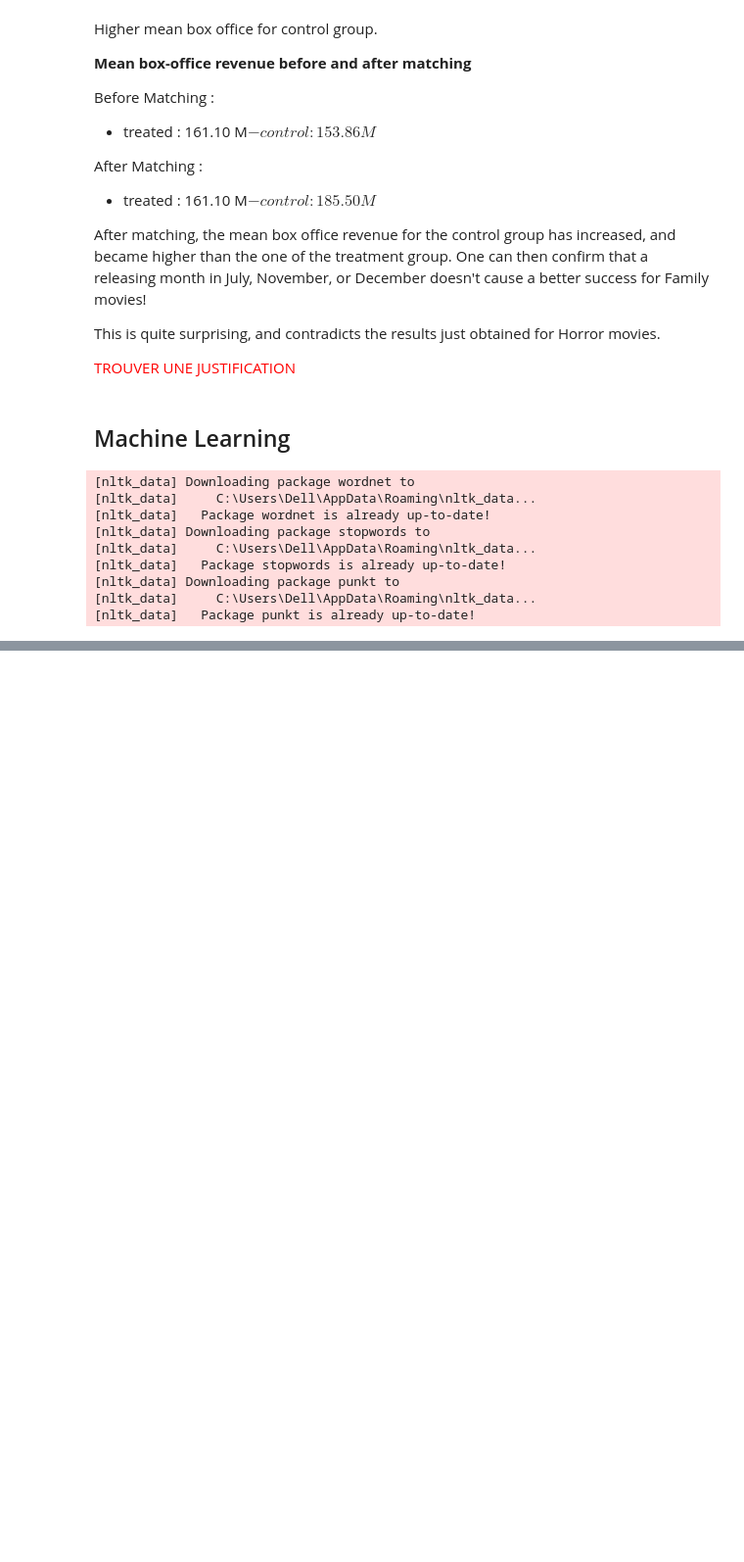
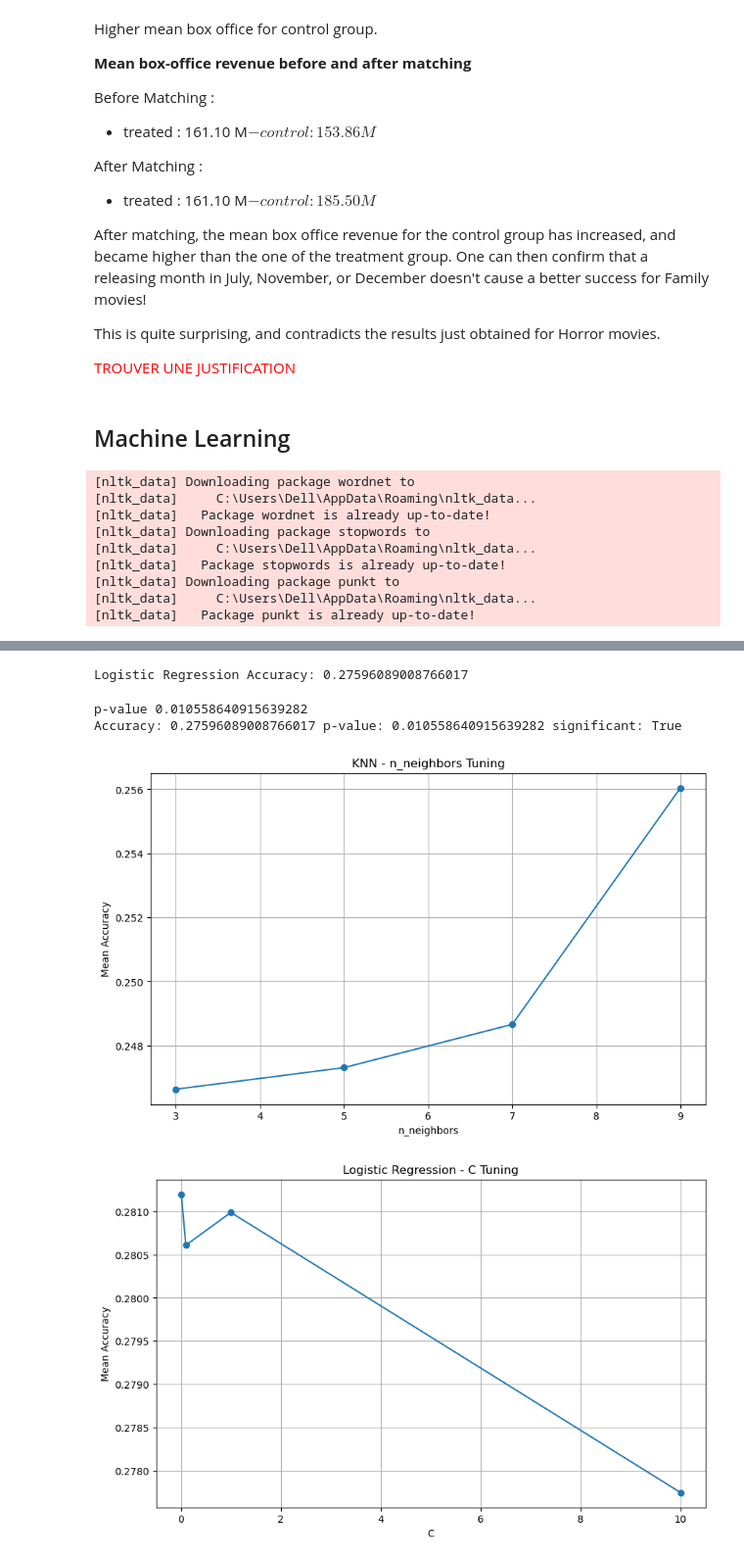
Before and after one commit to epfl-ada/ada-2023-project-dat4k, a Jupyter notebook: P3_clean.ipynb, the cells around one changed output, grey strips where cells are left out. Shown at 98% size. Drawn from its saved outputs; the diff is of its cells as text; code cells hidden in the pictures; blank space fills up the shorter version.

```diff
--- a/P3_clean.ipynb
+++ b/P3_clean.ipynb
@@ -1032,7 +1075,9 @@ NameError: name 'sentiment_analisis' is not defined
 # %%
+df_clean_genre = pd.read_csv('Data/df_clean_genre.csv', sep=',', header=0)
+
+#Create a dataframe with only the movie ID and the released season that will serve for the classification
 df_season = df_clean_genre[['Wikipedia movieID', 'Movie release season']].copy(deep=True)
 df_season = df_season[df_season['Wikipedia movieID'].isin(df_sentiment['Movie_ID'])]
 
 #Sort both dataframe to have the same order of movie
-df_season = df_season.sort_values(by='Wikipedia movieID')
-df_sentiment = df_sentiment.sort_values(by='Movie_ID')
+df_sentiment_classification = pd.merge(df_season, df_sentiment, left_on='Wikipedia movieID', right_on='Movie_ID')
@@ -1041,9 +1102,7 @@ df_global_features = df_clean_genre.merge(df_sentiment, left_on='Wikipedia movie
 
 #Select the features
 columns_to_copy = ['Wikipedia movieID', 'Movie release season', 'genre 1', 'genre 2', 'Compound', 'Positive', 'Negative', 'Neutral']#,'Movie box office revenue', 'Movie runtime']
-df_features = df_global_features[columns_to_copy].copy(deep=True)
-
-df_cleaned_features = df_features.dropna()
+df_cleaned_features = df_global_features[columns_to_copy].copy(deep=True)
 
 df_cleaned_features['genre 1'] = df_cleaned_features['genre 1'].astype(str)
 df_cleaned_features['genre 2'] = df_cleaned_features['genre 2'].astype(str)
@@ -1052,5 +1111,4 @@ df_cleaned_features['genre 2'] = df_cleaned_features['genre 2'].astype(str)
 df_cleaned_features = pd.get_dummies(df_cleaned_features, columns=['genre 1', 'genre 2'])
 df_cleaned_features = df_cleaned_features.apply(pd.to_numeric, errors='ignore')
 
-print(len(df_global_features))
-print(len(df_cleaned_features))
+df_cleaned_features=df_cleaned_features.drop_duplicates(subset='Wikipedia movieID')
@@ -1059,8 +1130,7 @@ print(len(df_cleaned_features))
 # %%
-df_features=df_features.drop_duplicates(subset='Wikipedia movieID')
-MAT=MAT.drop_duplicates(subset='Movie ID')
+df_text=MAT.drop_duplicates(subset='Movie ID')
 # %%
 df_text.rename(columns={'Movie ID': 'Wikipedia movieID'}, inplace=True)
-df_merged = pd.merge(df_features, df_text, on='Wikipedia movieID', how='inner')
+df_merged = pd.merge(df_cleaned_features, df_text, on='Wikipedia movieID', how='inner')
 
 df_merged = df_merged.dropna()
@@ -1121,33 +1196,46 @@ print(f"Accuracy: {accuracy} p-value: {p_value} significant: {p_value < 0.05}")
+# %%
+### Est ce qu'on garde alors que c'est moins bien???####
+
+selected_columns = top_five
+df_selected = X.iloc[:, selected_columns]
+
+X_LR_train, X_LR_test, y_LR_train, y_LR_test = train_test_split(X.iloc[:, selected_columns], y, test_size=0.25, random_state=10)
+
+# Create and train the Logistic Regression model
+model_logreg = LogisticRegression(random_state=10, multi_class='ovr')
+model_logreg.fit(X_LR_train, y_LR_train)#, sample_weight=sample_weights)
+
+# Make predictions on the test set
+y_pred_logreg = model_logreg.predict(X_LR_test)
+# Evaluate the accuracy of the Logistic Regression model
+accuracy_logreg = accuracy_score(y_LR_test, y_pred_logreg)
+print("Logistic Regression Accuracy:", accuracy_logreg)
+# %% [output]
+Logistic Regression Accuracy: 0.27596089008766017
+# %%
+predictions = np.array(y_pred_logreg)
+test = np.array(y_LR_test)
+
+t_statistic, p_value, random_classidier_scores, model_scores = random_ttest(predictions, test)
+
+print("p-value", p_value)
+print(f"Accuracy: {accuracy_logreg} p-value: {p_value} significant: {p_value < 0.05}")
+# %% [output]
+p-value 0.010558640915639282
+Accuracy: 0.27596089008766017 p-value: 0.010558640915639282 significant: True
 # %%
 ### Hyperparameter Tuning ###
 
-kf = 5
-
-# Define a function for hyperparameter tuning and plotting
-def tune_and_plot(model, param_grid, model_name, param_name, X, Y):
-    grid_search = GridSearchCV(model, param_grid, cv=kf, scoring='accuracy')
-    grid_search.fit(X, Y)
-
-    # Extract the relevant information from the results
-    param_values = param_grid[param_name]
-    mean_scores = grid_search.cv_results_['mean_test_score']
-
-    # Plot the results
-    plt.figure(figsize=(10, 6))
-    plt.plot(param_values, mean_scores, marker='o')
-    plt.title(f'{model_name} - {param_name} Tuning')
-    plt.xlabel(f'{param_name}')
-    plt.ylabel('Mean Accuracy')
-    plt.grid(True)
-    plt.show()
-
 # Hyperparameter tuning and plotting for KNN
 knn_param_grid = {'n_neighbors': [3, 5, 7, 9]}
-tune_and_plot(KNeighborsClassifier(), knn_param_grid, 'KNN', 'N neighbors', X, Y)
+tune_and_plot(KNeighborsClassifier(), knn_param_grid, 'KNN', 'n_neighbors', X, y)
 
 # Hyperparameter tuning and plotting for Logistic Regression
 logreg_param_grid = {'C': [0.01, 0.1, 1, 10]}
-tune_and_plot(LogisticRegression(max_iter=1000), logreg_param_grid, 'Logistic Regression', 'C', X, Y)
+tune_and_plot(LogisticRegression(max_iter=1000), logreg_param_grid, 'Logistic Regression', 'C', X, y)
 
 rf_param_grid = {'n_estimators': [50,100,150,200]}
-tune_and_plot(RandomForestClassifier(), rf_param_grid, 'Random Forest', 'N estimators', X, Y)
+tune_and_plot(RandomForestClassifier(), rf_param_grid, 'Random Forest', 'n_estimators', X, y)
+# %% [output]
+[figure, added]
+[figure, added]
```
Also changed, not shown: parts of 21 cells of this notebook, 2 other files.
